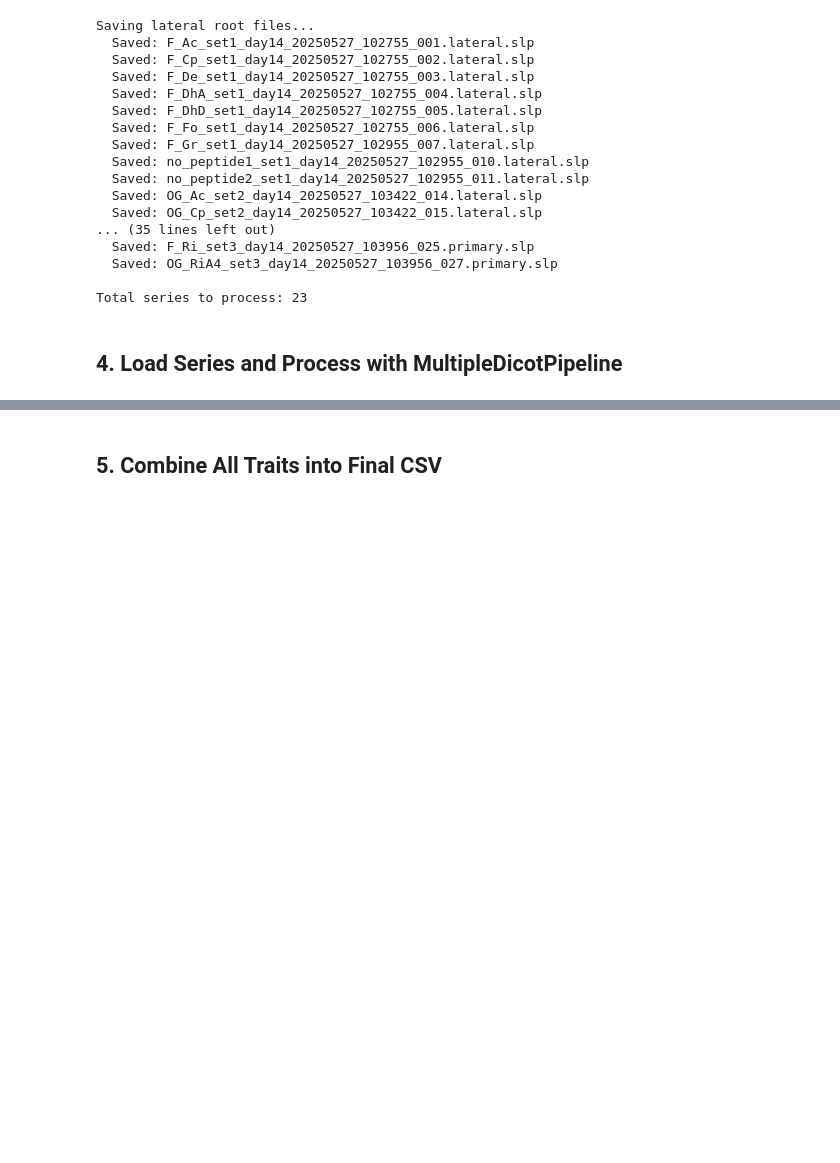
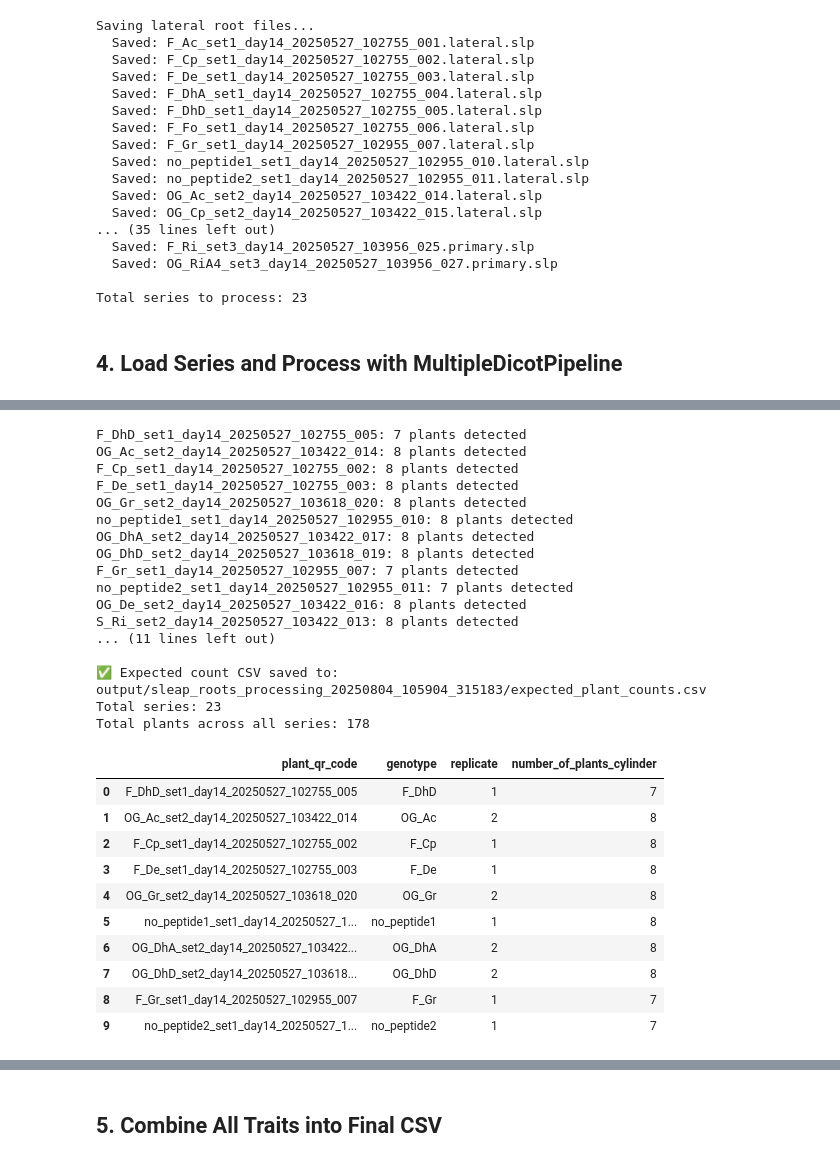
Before and after one commit to talmolab/sleap-vizmo, a Jupyter notebook: sleap_roots_processing.ipynb, the cells around one changed output, grey strips where cells are left out. Drawn from its saved outputs; the diff is of its cells as text; code cells hidden in the pictures; blank space fills up the shorter version.

```diff
--- a/sleap_roots_processing.ipynb
+++ b/sleap_roots_processing.ipynb
@@ -246,27 +199,0 @@ print(expected_count_df['number_of_plants_cylinder'].value_counts().sort_index()
-# %%
-# Load each series and process with MultipleDicotPipeline
-all_series = []
-all_traits = []
-
-for series_name, paths in series_data.items():
-    print(f"\nProcessing series: {series_name}")
-
-    # Prepare kwargs for Series.load
-    load_kwargs = {'series_name': series_name}
-
-    if 'primary_path' in paths:
-        load_kwargs['primary_path'] = paths['primary_path']
-        print(f"  Primary: {Path(paths['primary_path']).name}")
-
-    if 'lateral_path' in paths:
-        load_kwargs['lateral_path'] = paths['lateral_path']
-        print(f"  Lateral: {Path(paths['lateral_path']).name}")
-
-    # Load the series
-    try:
-        series = sr.Series.load(**load_kwargs)
-        all_series.append(series)
-        print(f"  ✓ Series loaded successfully")
-    except Exception as e:
-        print(f"  ✗ Error loading series: {e}")
-        continue
@@ -290,0 +200,36 @@ Processing series: OG_RiA4_set3_day14_20250527_103956_027
+# %%
+# Create expected count CSV using the utility function
+# This now returns both the dataframe and the path
+expected_count_df, expected_count_path = create_expected_count_csv(all_series, series_data, output_dir)
+
+# Display the dataframe
+display(expected_count_df[['plant_qr_code', 'genotype', 'replicate', 'number_of_plants_cylinder']].head(10))
+# %% [output]
+F_DhD_set1_day14_20250527_102755_005: 7 plants detected
+OG_Ac_set2_day14_20250527_103422_014: 8 plants detected
+F_Cp_set1_day14_20250527_102755_002: 8 plants detected
+F_De_set1_day14_20250527_102755_003: 8 plants detected
+OG_Gr_set2_day14_20250527_103618_020: 8 plants detected
+no_peptide1_set1_day14_20250527_102955_010: 8 plants detected
+OG_DhA_set2_day14_20250527_103422_017: 8 plants detected
+OG_DhD_set2_day14_20250527_103618_019: 8 plants detected
+F_Gr_set1_day14_20250527_102955_007: 7 plants detected
+no_peptide2_set1_day14_20250527_102955_011: 7 plants detected
+OG_De_set2_day14_20250527_103422_016: 8 plants detected
+S_Ri_set2_day14_20250527_103422_013: 8 plants detected
+... (11 lines left out)
+
+✅ Expected count CSV saved to: output/sleap_roots_processing_20250804_105904_315183/expected_plant_counts.csv
+Total series: 23
+Total plants across all series: 178
+|  | plant_qr_code | genotype | replicate | number_of_plants_cylinder |
+| 0 | F_DhD_set1_day14_20250527_102755_005 | F_DhD | 1 | 7 |
+| 1 | OG_Ac_set2_day14_20250527_103422_014 | OG_Ac | 2 | 8 |
+| 2 | F_Cp_set1_day14_20250527_102755_002 | F_Cp | 1 | 8 |
+| 3 | F_De_set1_day14_20250527_102755_003 | F_De | 1 | 8 |
+| 4 | OG_Gr_set2_day14_20250527_103618_020 | OG_Gr | 2 | 8 |
+| 5 | no_peptide1_set1_day14_20250527_1... | no_peptide1 | 1 | 8 |
+| 6 | OG_DhA_set2_day14_20250527_103422... | OG_DhA | 2 | 8 |
+| 7 | OG_DhD_set2_day14_20250527_103618... | OG_DhD | 2 | 8 |
+| 8 | F_Gr_set1_day14_20250527_102955_007 | F_Gr | 1 | 7 |
+| 9 | no_peptide2_set1_day14_20250527_1... | no_peptide2 | 1 | 7 |
```
Also changed, not shown: parts of 21 cells of this notebook.
